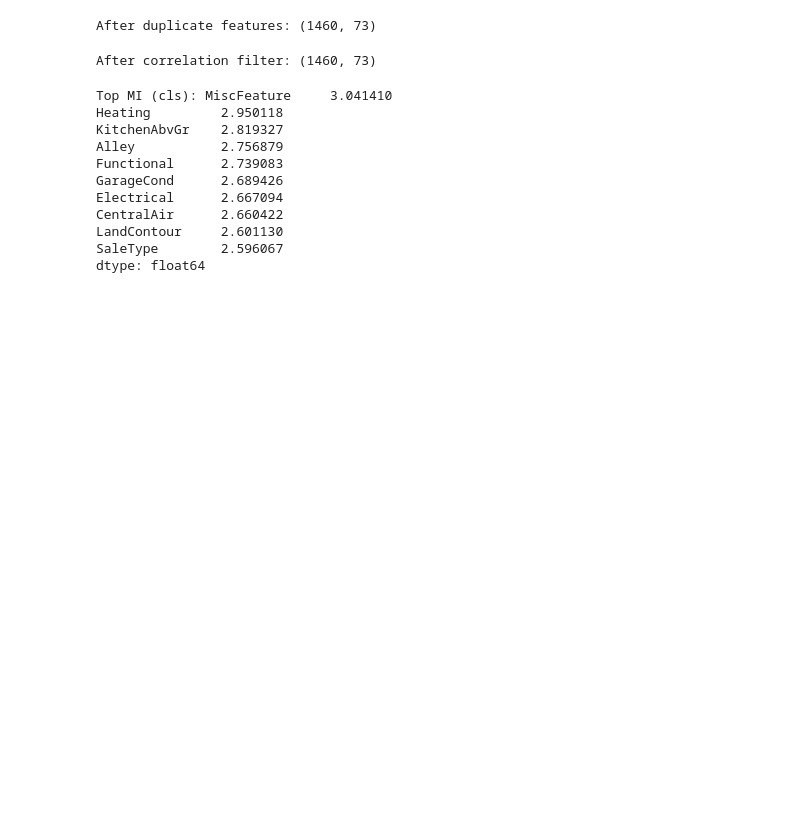
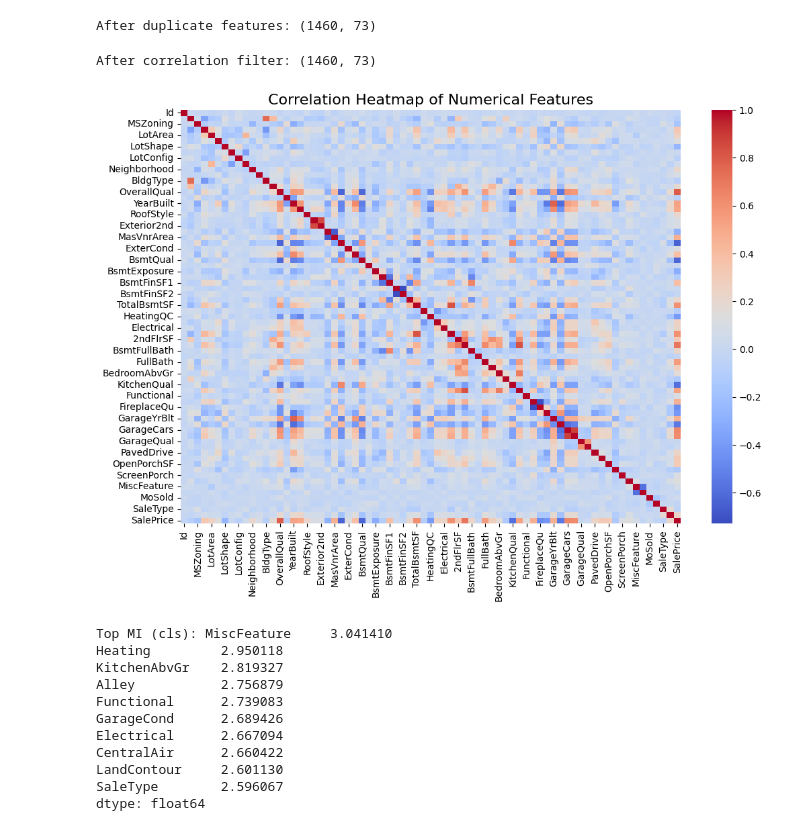
Before and after one commit to shrav-jally/ML_lab_sem5, a Jupyter notebook: sem5-ml.ipynb, the cells around one changed output. Drawn from its saved outputs; the diff is of its cells as text; code cells hidden in the pictures; blank space fills up the shorter version.

```diff
--- a/sem5-ml.ipynb
+++ b/sem5-ml.ipynb
@@ -1122,11 +1171,13 @@ After correlation filter: (1460, 73)
 # %%
 import matplotlib.pyplot as plt
 import seaborn as sns
 
 plt.figure(figsize=(12,8))
-sns.heatmap(train_df.corr(numeric_only=True), cmap="coolwarm", annot=False)
+sns.heatmap(df.corr(numeric_only=True), cmap="coolwarm", annot=False)
 plt.title("Correlation Heatmap of Numerical Features", fontsize=16)
 plt.show()
+# %% [output]
+[figure, added]
 # %%
 X = df.drop(columns=[target])
 y = df[target]
```
Also changed, not shown: parts of 14 cells of this notebook.
